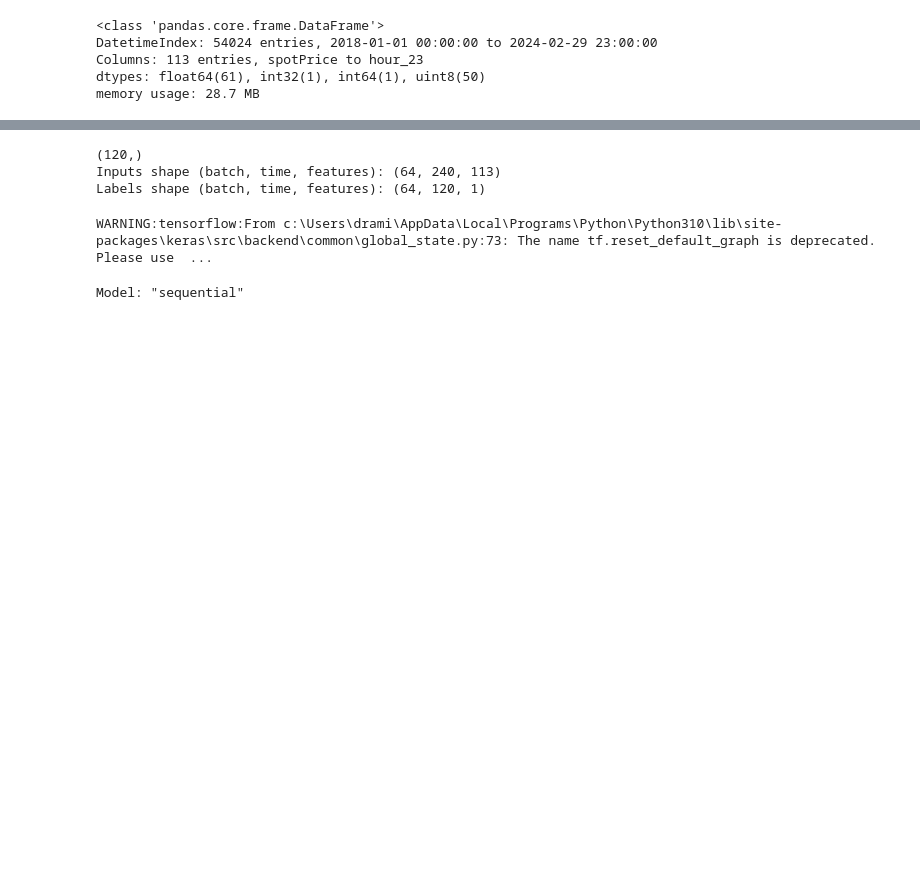
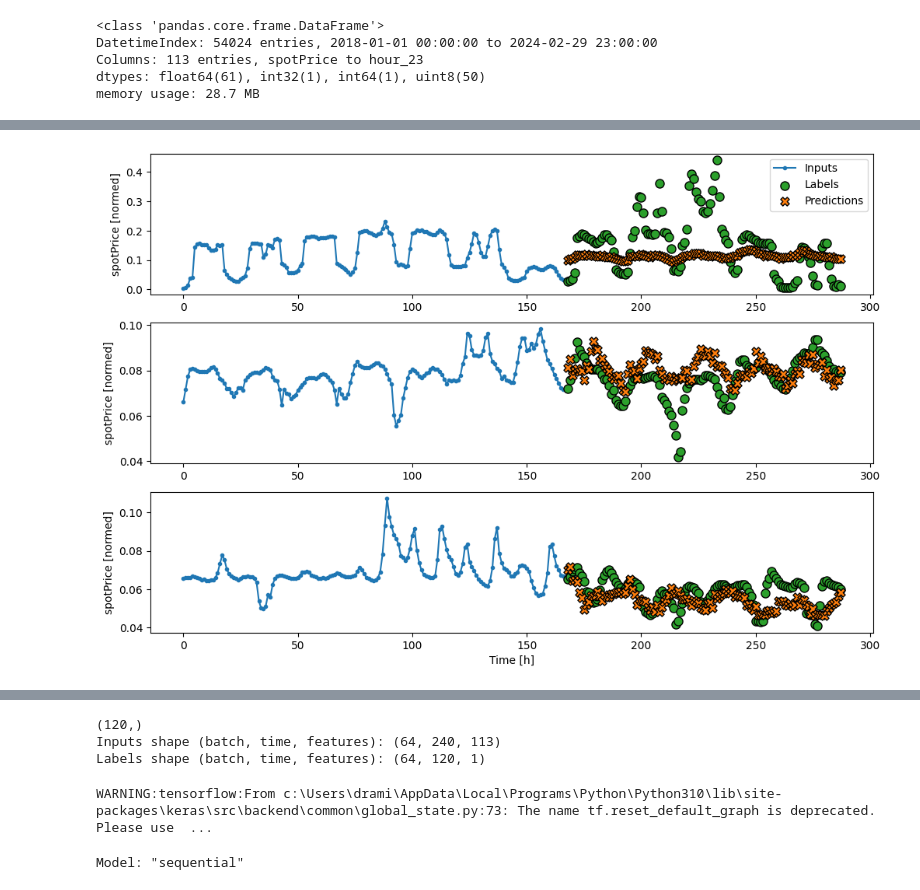
Before and after one commit to dasooni/Seq2seq-Time-series-forecasting, a Jupyter notebook: keras2.ipynb, the cells around one changed output, grey strips where cells are left out. Saved outputs shown, nothing was run; the diff lists cells and outputs as text; code cells hidden in the pictures; blank space fills up the shorter version.

```diff
--- a/keras2.ipynb
+++ b/keras2.ipynb
@@ -397,0 +378,24 @@ plt.plot(np.mean(predictions, axis=0), label="Mean prediction")
+# %%
+keras.backend.clear_session()
+tf.keras.backend.clear_session()
+
+past_inputs = keras.Input(shape=(inputs.shape[1], inputs.shape[2]))
+
+encoder = keras.layers.LSTM(64, return_state=True, return_sequences=True, recurrent_dropout=0.2)
+encoder_outputs, state_h, state_c = encoder(past_inputs, training=True)
+
+decoder_lstm = keras.layers.LSTM(64, return_sequences=False)(encoder_outputs, initial_state=[state_h, state_c])
+output = keras.layers.Dense(OUT_STEPS * num_features, kernel_initializer=keras.initializers.zeros())(decoder_lstm)
+output = keras.layers.Reshape([OUT_STEPS, num_features])(output)
+
+model = keras.models.Model(inputs=past_inputs, outputs=output)
+
+history = compile_and_fit(model, multi_window)
+IPython.display.clear_output()
+multi_val_performance = {}
+multi_performance = {}
+multi_val_performance['LSTM'] = model.evaluate(multi_window.val, return_dict=True)
+multi_performance['LSTM'] = model.evaluate(multi_window.test, verbose=1, return_dict=True)
+
+multi_window.plot(model)
+# %% [output]
@@ -398,3 +404,4 @@ plt.plot(np.mean(predictions, axis=0), label="Mean prediction")
+[figure, added]
 # %%
 multi_performance
 # %% [output]
```
Also changed, not shown: parts of 12 cells of this notebook, 12 other files.
